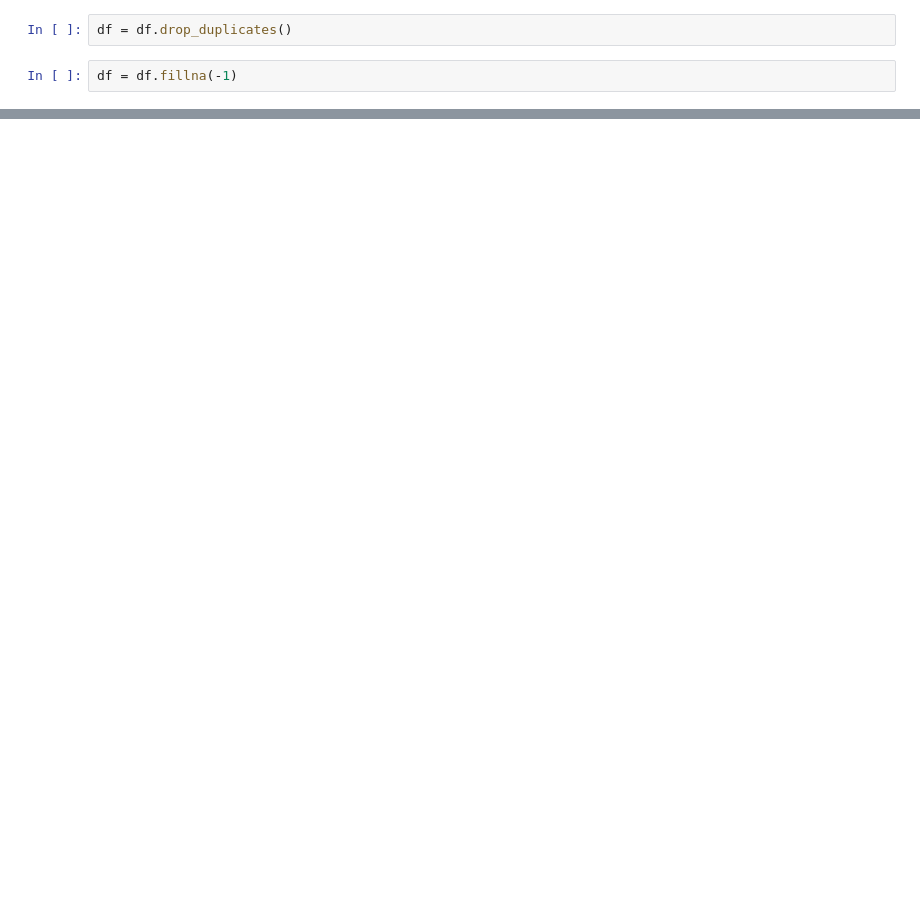
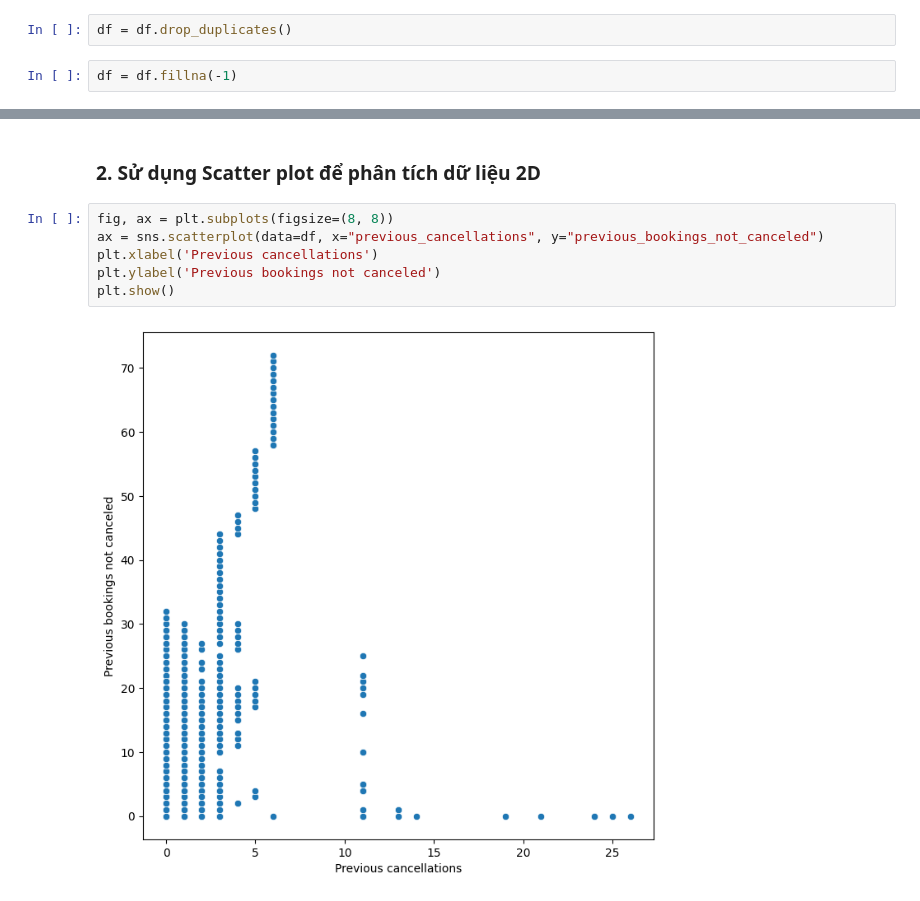
Before and after one commit to faithdanghuy/DataVis-Project, a Jupyter notebook: Source/HotelBooking.ipynb, the cells around one changed output, grey strips where cells are left out. Cells and saved outputs as stored; diff of their text form; blank space fills up the shorter version.

```diff
--- a/Source/HotelBooking.ipynb
+++ b/Source/HotelBooking.ipynb
@@ -146,0 +296,10 @@ df = df.fillna(-1)
+# %% [markdown]
+### **2. Sử dụng Scatter plot để phân tích dữ liệu 2D** <a class="anchor" id="c32"></a>
+# %%
+fig, ax = plt.subplots(figsize=(8, 8))
+ax = sns.scatterplot(data=df, x="previous_cancellations", y="previous_bookings_not_canceled")
+plt.xlabel('Previous cancellations')
+plt.ylabel('Previous bookings not canceled')
+plt.show()
+# %% [output]
+[figure, added]
```
Also changed, not shown: parts of 37 cells of this notebook.
